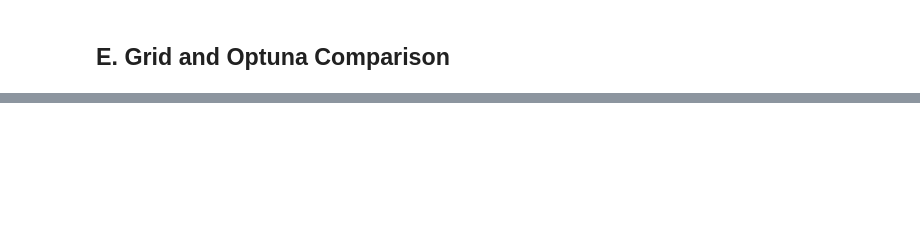
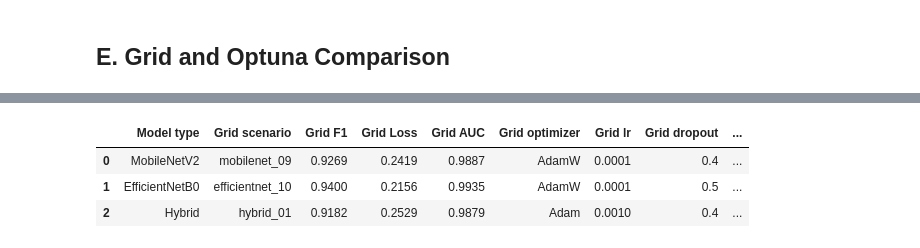
Before and after one commit to rifqiadrianto007/hybrid_modelv3.1, a Jupyter notebook: optuna_explore.ipynb, the cells around one changed output, grey strips where cells are left out. Saved outputs shown, nothing was run; the diff lists cells and outputs as text; code cells hidden in the pictures; blank space fills up the shorter version.

```diff
--- a/optuna_explore.ipynb
+++ b/optuna_explore.ipynb
@@ -625,0 +844,86 @@ compare_grid_and_optuna()
+# %%
+def compare_grid_and_optuna():
+    grid_results = None
+    if SCREENING_PATH.exists():
+        grid_results = pd.read_csv(SCREENING_PATH)
+    else:
+        print(f'Grid screening results not found at {SCREENING_PATH.resolve()}')
+    comparison_rows = []
+    model_names = {
+        'mobilenet': 'MobileNetV2', 'efficientnet': 'EfficientNetB0',
+        'hybrid': 'Hybrid'
+    }
+    for model_name, display_name in model_names.items():
+        if grid_results is None:
+            model_runs = pd.DataFrame()
+            best_grid = None
+            grid_seconds = 0.0
+        else:
+            model_runs = grid_results[grid_results.model == model_name]
+            model_grid = model_runs[model_runs.status == 'ok']
+            grid_seconds = model_runs['Train time (s)'].sum()
+            best_grid = None if model_grid.empty else model_grid.sort_values(
+                ['F1', 'Loss'], ascending=[False, True], kind='stable'
+            ).iloc[0]
+        study = optuna.load_study(study_name=model_name, storage=OPTUNA_STORAGE)
+        completed_trials = [
+            trial for trial in study.trials
+            if trial.state == optuna.trial.TrialState.COMPLETE
+        ]
+        best_trial = min(
+            completed_trials,
+            key=lambda trial: (
+                -trial.value,
+                trial.user_attrs.get('metrics', {}).get('Loss', float('inf'))
+            ), default=None
+        )
+        optuna_metrics = best_trial.user_attrs.get('metrics', {}) if best_trial else {}
+        optuna_seconds = sum(
+            trial.user_attrs.get('train_time_seconds', 0.0)
+            for trial in study.trials
+        )
+        comparison_rows.append({
+            'Model type': display_name,
+            'Grid scenario': best_grid.scenario_id if best_grid is not None else None,
+            'Grid F1': best_grid.F1 if best_grid is not None else np.nan,
+            'Grid Loss': best_grid.Loss if best_grid is not None else np.nan,
+            'Grid AUC': best_grid.AUC if best_grid is not None else np.nan,
+            'Grid optimizer': best_grid.optimizer if best_grid is not None else None,
+            'Grid lr': best_grid.lr if best_grid is not None else np.nan,
+            'Grid dropout': best_grid.dropout if best_grid is not None else np.nan,
+            'Grid fine-tuning level': (
+                best_grid.finetune_level
+                if best_grid is not None and pd.notna(best_grid.finetune_level) else '-'
+            ),
+            'Grid runs': len(model_runs),
+            'Grid total training time (s)': grid_seconds,
+            'Optuna trial': best_trial.number if best_trial is not None else None,
+            'Optuna F1': best_trial.value if best_trial is not None else np.nan,
+            'Optuna Loss': optuna_metrics.get('Loss', np.nan),
+            'Optuna AUC': optuna_metrics.get('AUC', np.nan),
+            'Optuna optimizer': (
+                best_trial.params.get('optimizer') if best_trial is not None else None
+            ),
+            'Optuna lr': best_trial.params.get('lr') if best_trial is not None else np.nan,
+            'Optuna dropout': (
+                best_trial.params.get('dropout') if best_trial is not None else np.nan
+            ),
+            'Optuna fine-tuning level': (
+                best_trial.user_attrs.get('finetune_level', '-')
+                if best_trial is not None else '-'
+            ),
+            'Optuna runs': len(study.trials),
+            'Optuna total training time (s)': optuna_seconds
+        })
+    comparison = pd.DataFrame(comparison_rows).round(4)
+    REPORT_DIR.mkdir(parents=True, exist_ok=True)
+    comparison.to_csv(REPORT_DIR / 'optuna_vs_grid.csv', index=False)
+    display(comparison)
+    return comparison
+
+compare_grid_and_optuna()
+# %% [output]
+|  | Model type | Grid scenario | Grid F1 | Grid Loss | Grid AUC | Grid optimizer | Grid lr | Grid dropout | ... |
+| 0 | MobileNetV2 | mobilenet_09 | 0.9269 | 0.2419 | 0.9887 | AdamW | 0.0001 | 0.4 | ... |
+| 1 | EfficientNetB0 | efficientnet_10 | 0.9400 | 0.2156 | 0.9935 | AdamW | 0.0001 | 0.5 | ... |
+| 2 | Hybrid | hybrid_01 | 0.9182 | 0.2529 | 0.9879 | Adam | 0.0010 | 0.4 | ... |
```
Also changed, not shown: parts of 31 cells of this notebook, 1 other file.
